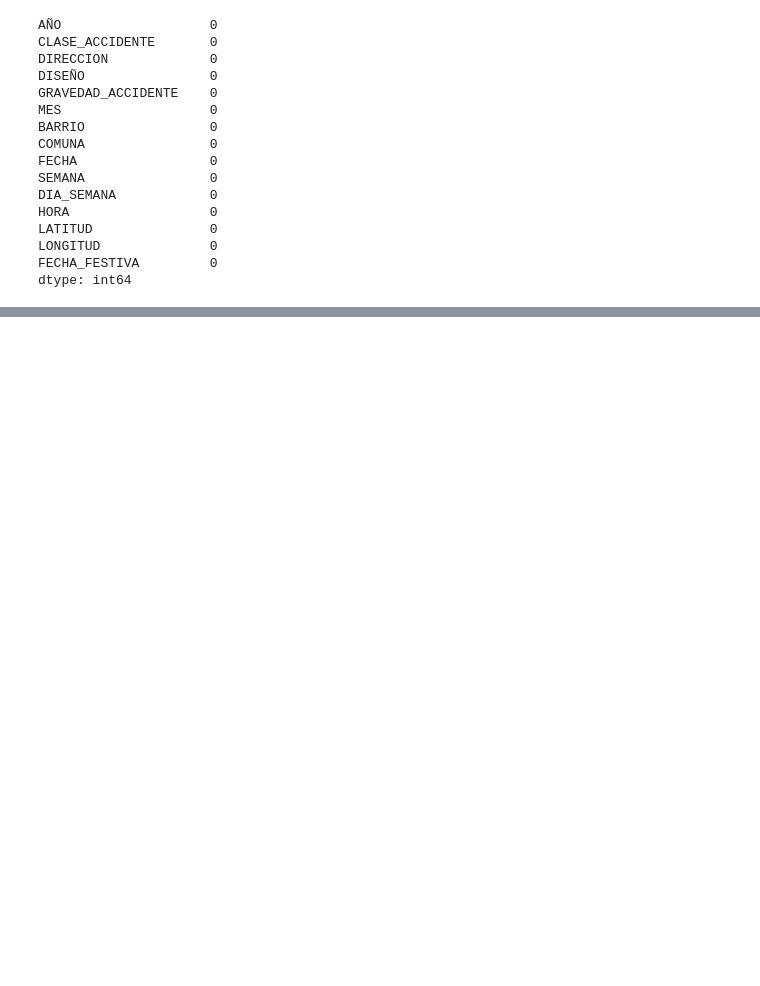
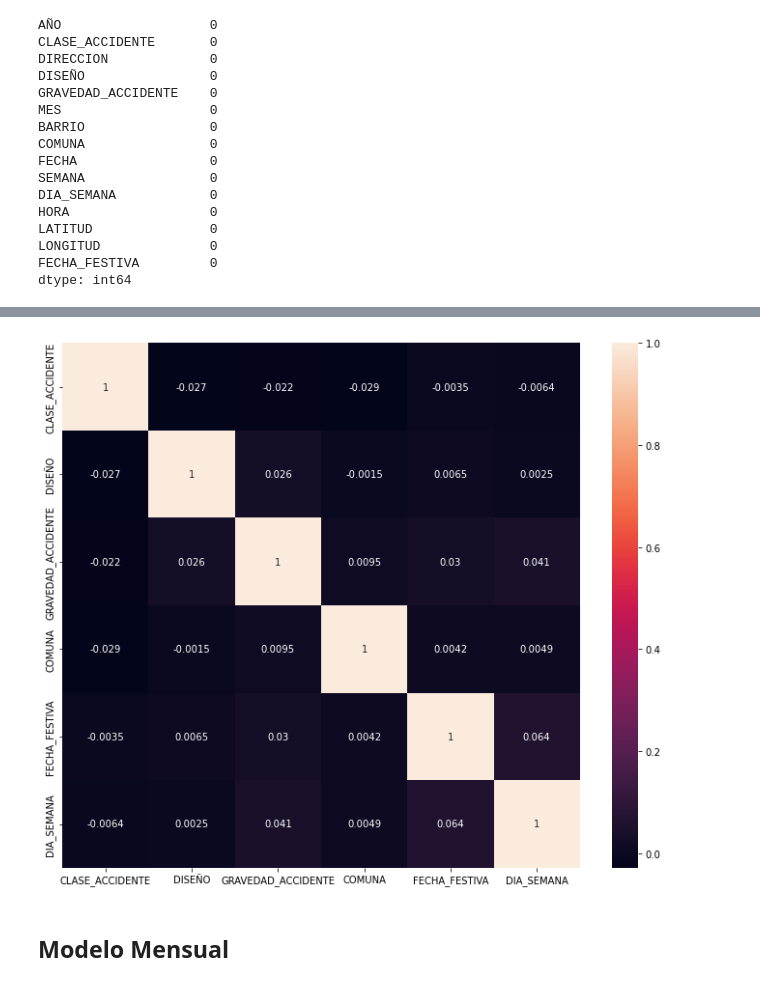
Before and after one commit to dgilrua/proyecto2-analitica, a Jupyter notebook: main.ipynb, the cells around one changed output, grey strips where cells are left out. Drawn from its saved outputs; the diff is of its cells as text; code cells hidden in the pictures; blank space fills up the shorter version.

```diff
--- a/main.ipynb
+++ b/main.ipynb
@@ -906,0 +638,8 @@ df.head()
+# %%
+encoder = OrdinalEncoder()
+# %%
+columnas_categoricas =['CLASE_ACCIDENTE', 'DISEÑO', 'COMUNA','FECHA_FESTIVA','DIA_SEMANA']
+df[columnas_categoricas] = encoder.fit_transform(df[columnas_categoricas])
+# %%
+train_data = df[df['AÑO'] != '2020']
+valid_data = df[df['AÑO'] == '2020']
@@ -906,0 +648,10 @@ df.head()
+# %%
+columnas_seleccionadas = ['AÑO', 'CLASE_ACCIDENTE', 'DISEÑO', 'GRAVEDAD_ACCIDENTE', 'COMUNA', 'FECHA_FESTIVA','DIA_SEMANA']
+df_anual = train_data[columnas_seleccionadas]
+df_valid_anual=valid_data[columnas_seleccionadas]
+# Crear un diccionario de mapeo
+mapeo_gravedad = {'Solo daños': 1, 'Con heridos': 0, 'Con muertos': 0}  # Agrega todas las categorías que quieras mapear
+
+# Aplicar el mapeo a la columna 'gravedad_accidente'
+df_anual['GRAVEDAD_ACCIDENTE'] = df_anual['GRAVEDAD_ACCIDENTE'].map(mapeo_gravedad)
+df_valid_anual['GRAVEDAD_ACCIDENTE'] = df_valid_anual['GRAVEDAD_ACCIDENTE'].map(mapeo_gravedad)
@@ -906,0 +678,8 @@ df.head()
+# %%
+fig, ax = plt.subplots(figsize=(12, 10))
+sns.heatmap(df_anual.corr(numeric_only=True), annot=True)
+plt.show()
+# %% [output]
+[figure, added]
+# %% [markdown]
+## Modelo Mensual
```
Also changed, not shown: parts of 95 cells of this notebook, 1 other file.
